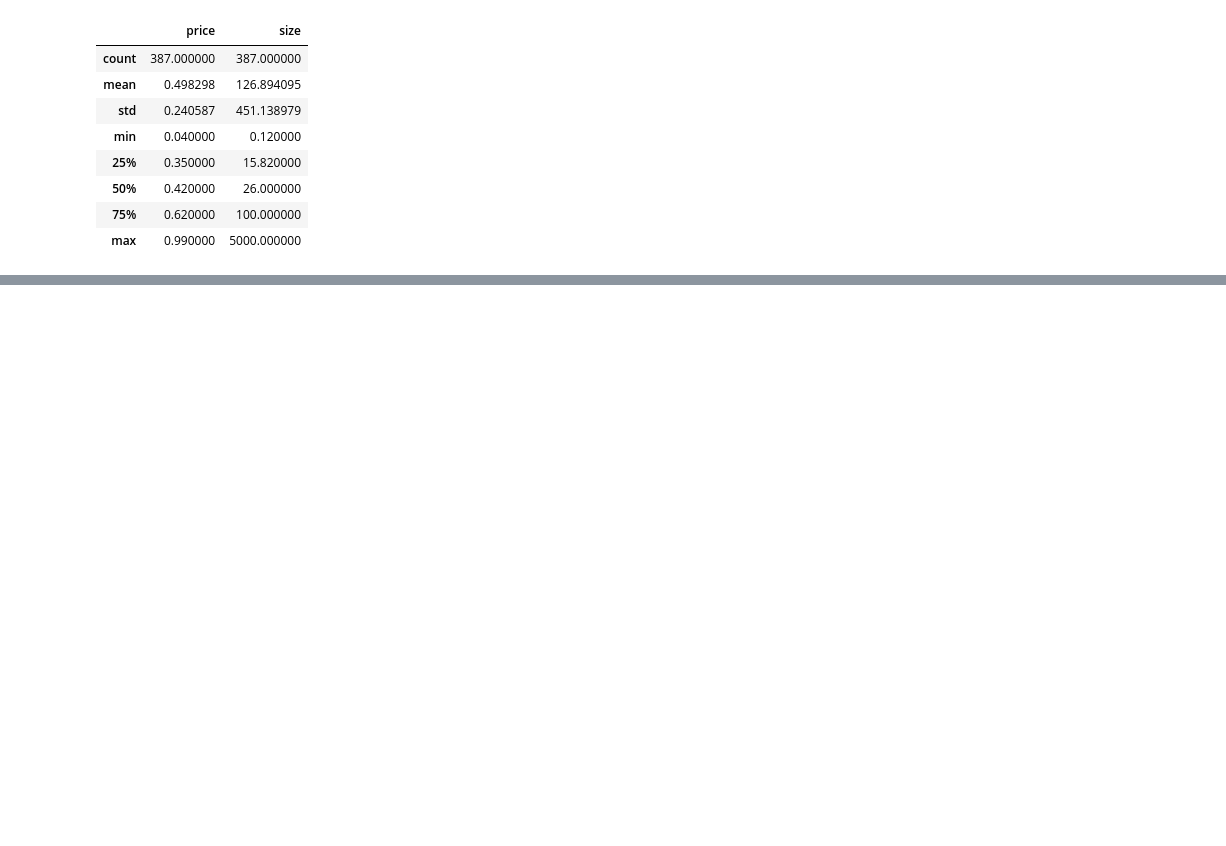
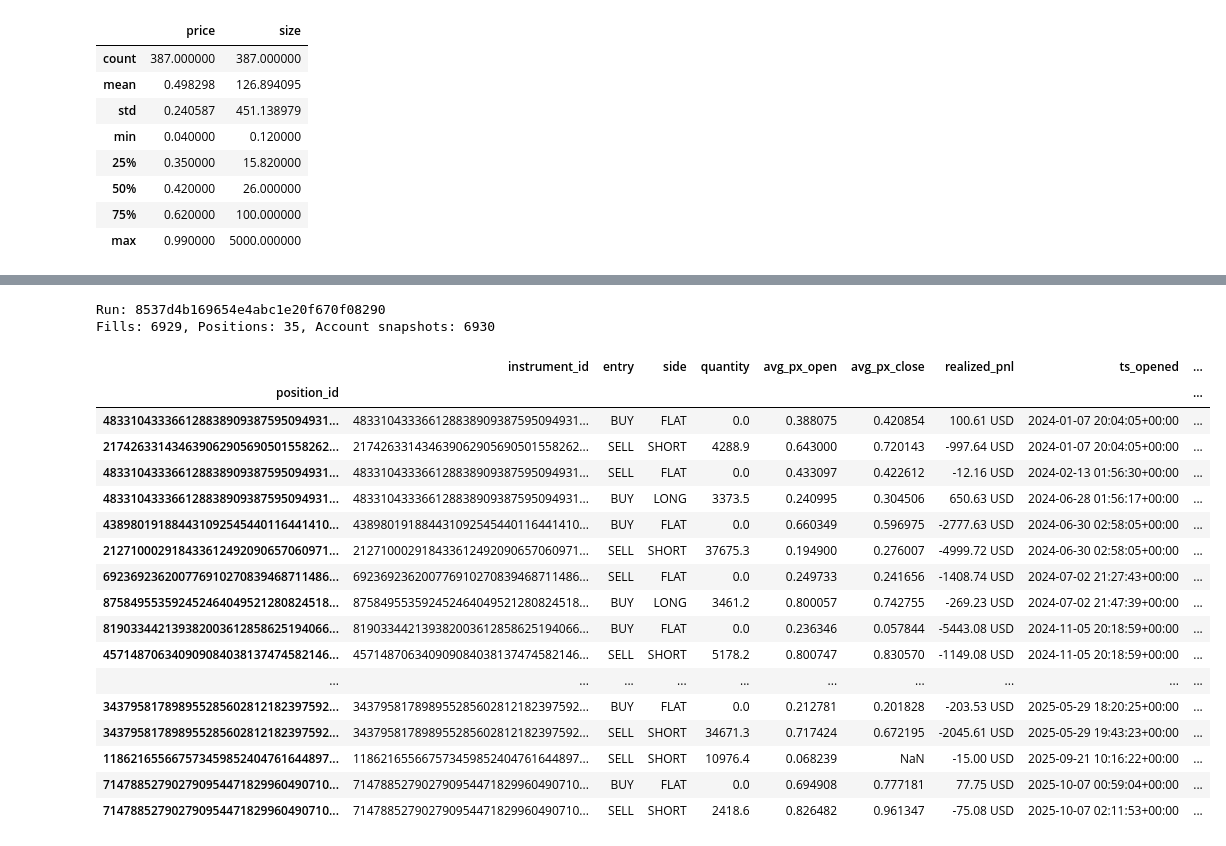
Before and after one commit to yskaaks/polymarket-bot, a Jupyter notebook: notebooks/explore_data.ipynb, the cells around one changed output, grey strips where cells are left out. Cells and saved outputs as stored; diff of their text form; code cells hidden in the pictures; blank space fills up the shorter version.

```diff
--- a/notebooks/explore_data.ipynb
+++ b/notebooks/explore_data.ipynb
@@ -184,0 +268,39 @@ Inspecting token: 1431004624986814751264380688748638264892...
+# %%
+# Load artifacts from latest run (or change run_id)
+assert not runs.empty, "No MLflow runs found — run a backtest in section 5 first"
+
+run_id = runs.iloc[0]["run_id"]
+client = mlflow.tracking.MlflowClient()
+artifacts_dir = client.download_artifacts(run_id, "")
+
+fills = pd.read_parquet(f"{artifacts_dir}/fills.parquet")
+positions = pd.read_parquet(f"{artifacts_dir}/positions.parquet")
+account = pd.read_parquet(f"{artifacts_dir}/account_history.parquet")
+
+print(f"Run: {run_id}")
+print(f"Fills: {len(fills)}, Positions: {len(positions)}, Account snapshots: {len(account)}")
+# %% [output]
+Run: 8537d4b169654e4abc1e20f670f08290
+Fills: 6929, Positions: 35, Account snapshots: 6930
+# %%
+# Positions — P&L per position
+positions[["instrument_id", "entry", "side", "quantity", "avg_px_open", "avg_px_close", "realized_pnl", "ts_opened", "ts_closed"]]
+# %% [output]
+|  | instrument_id | entry | side | quantity | avg_px_open | avg_px_close | realized_pnl | ts_opened | ... |
+| position_id |  |  |  |  |  |  |  |  | ... |
+| 483310433366128838909387595094931... | 483310433366128838909387595094931... | BUY | FLAT | 0.0 | 0.388075 | 0.420854 | 100.61 USD | 2024-01-07 20:04:05+00:00 | ... |
+| 217426331434639062905690501558262... | 217426331434639062905690501558262... | SELL | SHORT | 4288.9 | 0.643000 | 0.720143 | -997.64 USD | 2024-01-07 20:04:05+00:00 | ... |
+| 483310433366128838909387595094931... | 483310433366128838909387595094931... | SELL | FLAT | 0.0 | 0.433097 | 0.422612 | -12.16 USD | 2024-02-13 01:56:30+00:00 | ... |
+| 483310433366128838909387595094931... | 483310433366128838909387595094931... | BUY | LONG | 3373.5 | 0.240995 | 0.304506 | 650.63 USD | 2024-06-28 01:56:17+00:00 | ... |
+| 438980191884431092545440116441410... | 438980191884431092545440116441410... | BUY | FLAT | 0.0 | 0.660349 | 0.596975 | -2777.63 USD | 2024-06-30 02:58:05+00:00 | ... |
+| 212710002918433612492090657060971... | 212710002918433612492090657060971... | SELL | SHORT | 37675.3 | 0.194900 | 0.276007 | -4999.72 USD | 2024-06-30 02:58:05+00:00 | ... |
+| 692369236200776910270839468711486... | 692369236200776910270839468711486... | SELL | FLAT | 0.0 | 0.249733 | 0.241656 | -1408.74 USD | 2024-07-02 21:27:43+00:00 | ... |
+| 875849553592452464049521280824518... | 875849553592452464049521280824518... | BUY | LONG | 3461.2 | 0.800057 | 0.742755 | -269.23 USD | 2024-07-02 21:47:39+00:00 | ... |
+| 819033442139382003612858625194066... | 819033442139382003612858625194066... | BUY | FLAT | 0.0 | 0.236346 | 0.057844 | -5443.08 USD | 2024-11-05 20:18:59+00:00 | ... |
+| 457148706340909084038137474582146... | 457148706340909084038137474582146... | SELL | SHORT | 5178.2 | 0.800747 | 0.830570 | -1149.08 USD | 2024-11-05 20:18:59+00:00 | ... |
+| ... | ... | ... | ... | ... | ... | ... | ... | ... | ... |
+| 343795817898955285602812182397592... | 343795817898955285602812182397592... | BUY | FLAT | 0.0 | 0.212781 | 0.201828 | -203.53 USD | 2025-05-29 18:20:25+00:00 | ... |
+| 343795817898955285602812182397592... | 343795817898955285602812182397592... | SELL | SHORT | 34671.3 | 0.717424 | 0.672195 | -2045.61 USD | 2025-05-29 19:43:23+00:00 | ... |
+| 118621655667573459852404761644897... | 118621655667573459852404761644897... | SELL | SHORT | 10976.4 | 0.068239 | NaN | -15.00 USD | 2025-09-21 10:16:22+00:00 | ... |
+| 714788527902790954471829960490710... | 714788527902790954471829960490710... | BUY | FLAT | 0.0 | 0.694908 | 0.777181 | 77.75 USD | 2025-10-07 00:59:04+00:00 | ... |
+| 714788527902790954471829960490710... | 714788527902790954471829960490710... | SELL | SHORT | 2418.6 | 0.826482 | 0.961347 | -75.08 USD | 2025-10-07 02:11:53+00:00 | ... |
```
Also changed, not shown: parts of 8 cells of this notebook.
